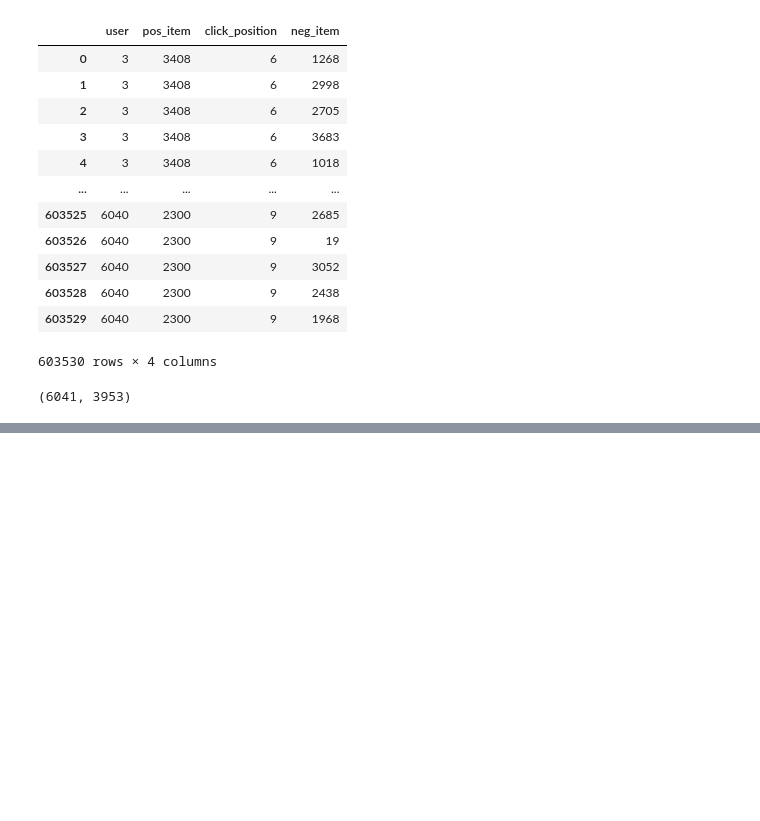
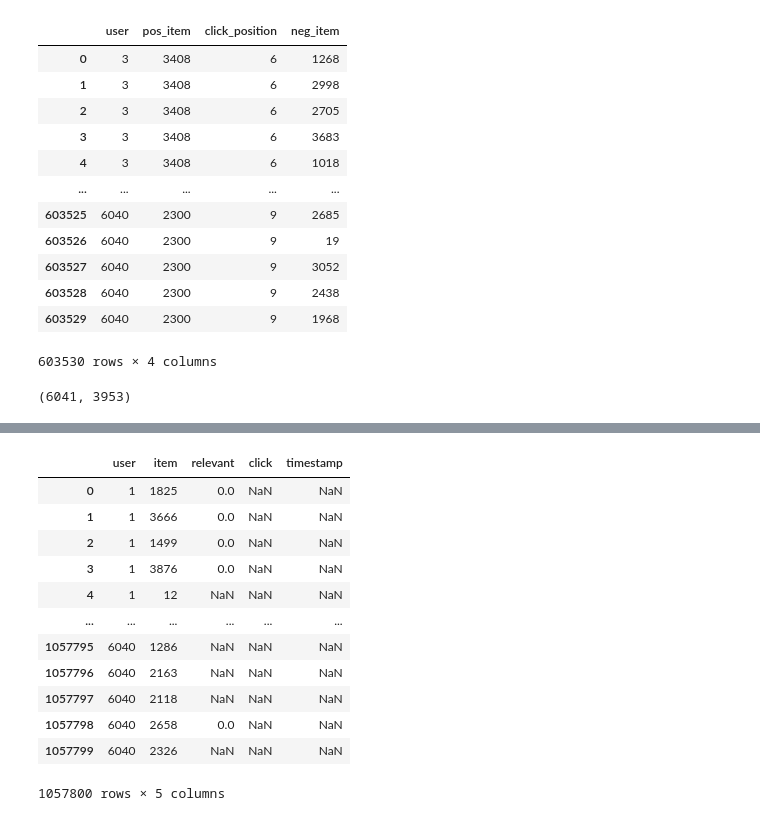
Before and after one commit to caiotda/dynamicTasteDistortion, a Jupyter notebook: simulation/02a-no-calibration-dynamic-recommendation-simulation.ipynb, the cells around one changed output, grey strips where cells are left out. Drawn from its saved outputs; the diff is of its cells as text; code cells hidden in the pictures; blank space fills up the shorter version.

```diff
--- a/simulation/02a-no-calibration-dynamic-recommendation-simulation.ipynb
+++ b/simulation/02a-no-calibration-dynamic-recommendation-simulation.ipynb
@@ -303,0 +343,16 @@ feedback_final, maces = simulate(
+# %%
+feedback
+# %% [output]
+|  | user | item | relevant | click | timestamp |
+| 0 | 1 | 1825 | 0.0 | NaN | NaN |
+| 1 | 1 | 3666 | 0.0 | NaN | NaN |
+| 2 | 1 | 1499 | 0.0 | NaN | NaN |
+| 3 | 1 | 3876 | 0.0 | NaN | NaN |
+| 4 | 1 | 12 | NaN | NaN | NaN |
+| ... | ... | ... | ... | ... | ... |
+| 1057795 | 6040 | 1286 | NaN | NaN | NaN |
+| 1057796 | 6040 | 2163 | NaN | NaN | NaN |
+| 1057797 | 6040 | 2118 | NaN | NaN | NaN |
+| 1057798 | 6040 | 2658 | 0.0 | NaN | NaN |
+| 1057799 | 6040 | 2326 | NaN | NaN | NaN |
+1057800 rows × 5 columns
```
Also changed, not shown: parts of 8 cells of this notebook.
